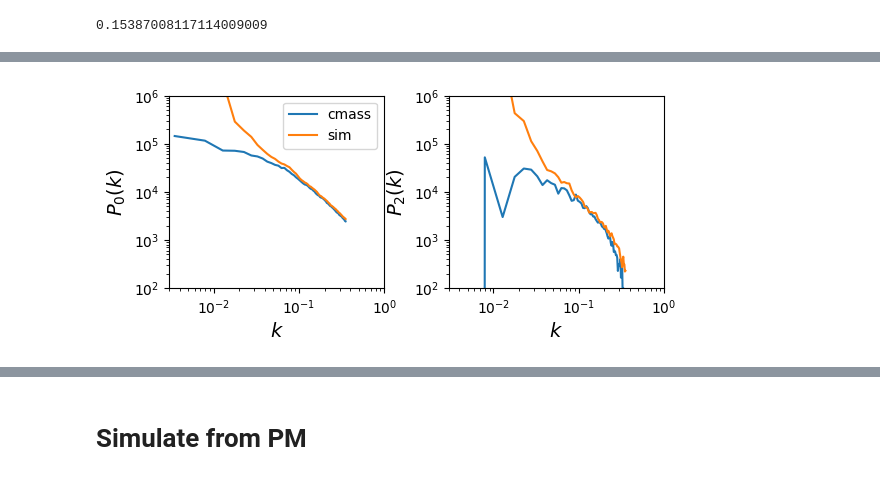
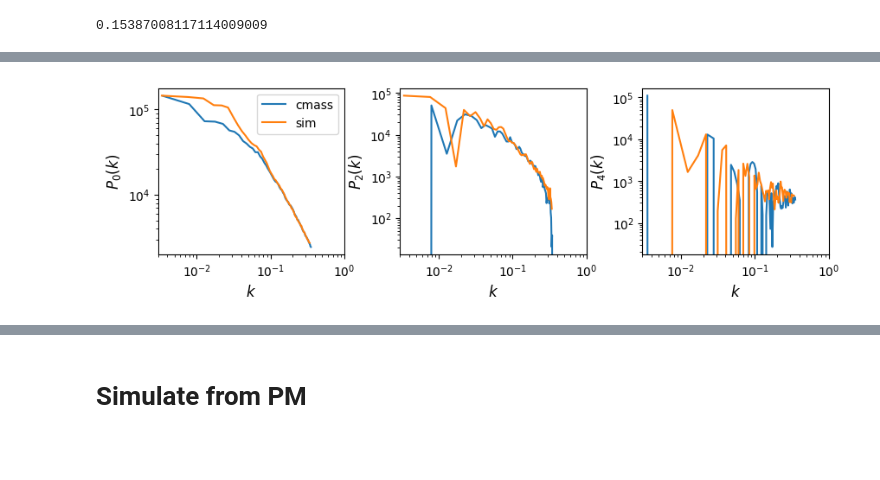
Before and after one commit to maho3/ltu-cmass, a Jupyter notebook: workspace.ipynb, the cells around one changed output, grey strips where cells are left out. Cells and saved outputs as stored; diff of their text form; code cells hidden in the pictures; blank space fills up the shorter version.

```diff
--- a/workspace.ipynb
+++ b/workspace.ipynb
@@ -400,23 +440,23 @@ fig.subplots_adjust(wspace=0.3)
 # %%
 # plot
 
 fig = plt.figure(figsize=(10,2.5))
-for i, _plk in enumerate([(p0k, p0k_gal), (p2k, p2k_gal)]):
+for i, _plk in enumerate([(p0k, p0k_gal), (p2k, p2k_gal), (p4k, p4k_gal)]):
     sub = fig.add_subplot(1,3,i+1)
     sub.plot(k, _plk[1], label='cmass')
-    sub.plot(k, _plk[0], label='sim')
+    sub.plot(k/1.04, _plk[0], label='sim')
     #sub.legend(loc='lower left', fontsize=10)
-    sub.set_ylabel(r'$P_%i(k)$' % (i * 2), fontsize=14)
+    sub.set_ylabel(r'$P_%i(k)$' % (i * 2), fontsize=12)
     sub.set_yscale('log')
-    sub.set_ylim(1e2, 1e6)
-    sub.set_xlabel('$k$', fontsize=14)
+    # sub.set_ylim(1e2, 1e6)
+    sub.set_xlabel('$k$', fontsize=12)
     sub.set_xlim([3e-3, 1.])
     sub.set_xscale('log')
 
     if i==0:
         sub.legend()
 
 fig.subplots_adjust(wspace=0.3)
-fig.savefig('images/cmass_compare_Pk.jpg', bbox_inches='tight', dpi=400)
+# fig.savefig('images/cmass_compare_Pk.jpg', bbox_inches='tight', dpi=400)
 # %% [output]
-[figure, old version]
+[figure, new version]
```
Also changed, not shown: parts of 19 cells of this notebook, 5 other files.
